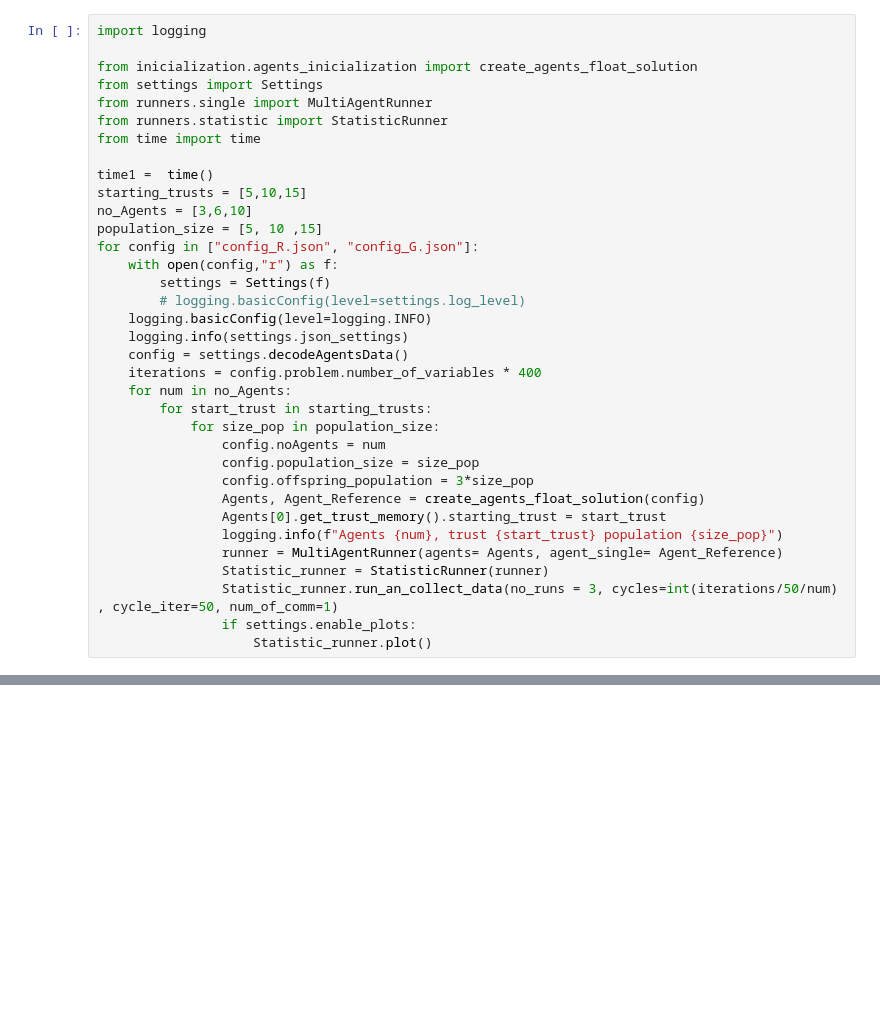
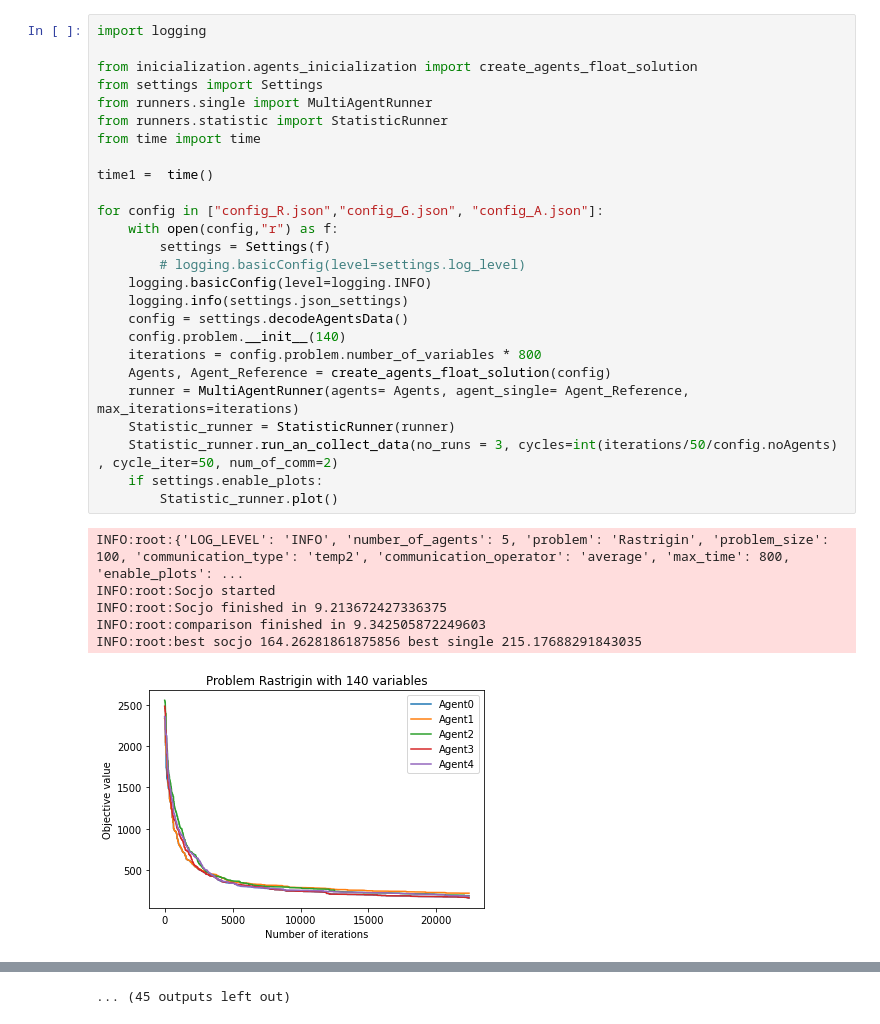
Before and after one commit to KrzysztofCzech/Algorytm-stadny, a Jupyter notebook: src/test copy.ipynb, the cells around one changed output, grey strips where cells are left out. Cells and saved outputs as stored; diff of their text form; blank space fills up the shorter version.

Commit message:
fixed plot axis and added logging

```diff
--- a/src/test copy.ipynb
+++ b/src/test copy.ipynb
@@ -1,35 +1,33 @@
 # %%
 import logging
 
 from inicialization.agents_inicialization import create_agents_float_solution
 from settings import Settings
 from runners.single import MultiAgentRunner
 from runners.statistic import StatisticRunner
 from time import time
 
 time1 =  time()
-starting_trusts = [5,10,15]
-no_Agents = [3,6,10]
-population_size = [5, 10 ,15]
-for config in ["config_R.json", "config_G.json"]:
+
+for config in ["config_R.json","config_G.json", "config_A.json"]:
     with open(config,"r") as f:
         settings = Settings(f)
         # logging.basicConfig(level=settings.log_level)
     logging.basicConfig(level=logging.INFO)
     logging.info(settings.json_settings)
     config = settings.decodeAgentsData()
-    iterations = config.problem.number_of_variables * 400
-    for num in no_Agents:
-        for start_trust in starting_trusts:
-            for size_pop in population_size:
-                config.noAgents = num
-                config.population_size = size_pop
-                config.offspring_population = 3*size_pop
-                Agents, Agent_Reference = create_agents_float_solution(config)
-                Agents[0].get_trust_memory().starting_trust = start_trust
-                logging.info(f"Agents {num}, trust {start_trust} population {size_pop}")
-                runner = MultiAgentRunner(agents= Agents, agent_single= Agent_Reference)
-                Statistic_runner = StatisticRunner(runner)
-                Statistic_runner.run_an_collect_data(no_runs = 3, cycles=int(iterations/50/num) , cycle_iter=50, num_of_comm=1)
-                if settings.enable_plots:
-                    Statistic_runner.plot()
+    config.problem.__init__(140)
+    iterations = config.problem.number_of_variables * 800
+    Agents, Agent_Reference = create_agents_float_solution(config)
+    runner = MultiAgentRunner(agents= Agents, agent_single= Agent_Reference, max_iterations=iterations)
+    Statistic_runner = StatisticRunner(runner)
+    Statistic_runner.run_an_collect_data(no_runs = 3, cycles=int(iterations/50/config.noAgents) , cycle_iter=50, num_of_comm=2)
+    if settings.enable_plots:
+        Statistic_runner.plot()
+# %% [output]
+INFO:root:{'LOG_LEVEL': 'INFO', 'number_of_agents': 5, 'problem': 'Rastrigin', 'problem_size': 100, 'communication_type': 'temp2', 'communication_operator': 'average', 'max_time': 800, 'enable_plots': ...
+INFO:root:Socjo started
+INFO:root:Socjo finished in 9.213672427336375
+INFO:root:comparison finished in 9.342505872249603
+INFO:root:best socjo 164.26281861875856 best single 215.17688291843035
+[figure, added]
@@ -35,0 +54 @@ for config in ["config_R.json", "config_G.json"]:
+... (45 outputs left out)
```
Also changed, not shown: parts of 1 cell of this notebook, 19 other files.
